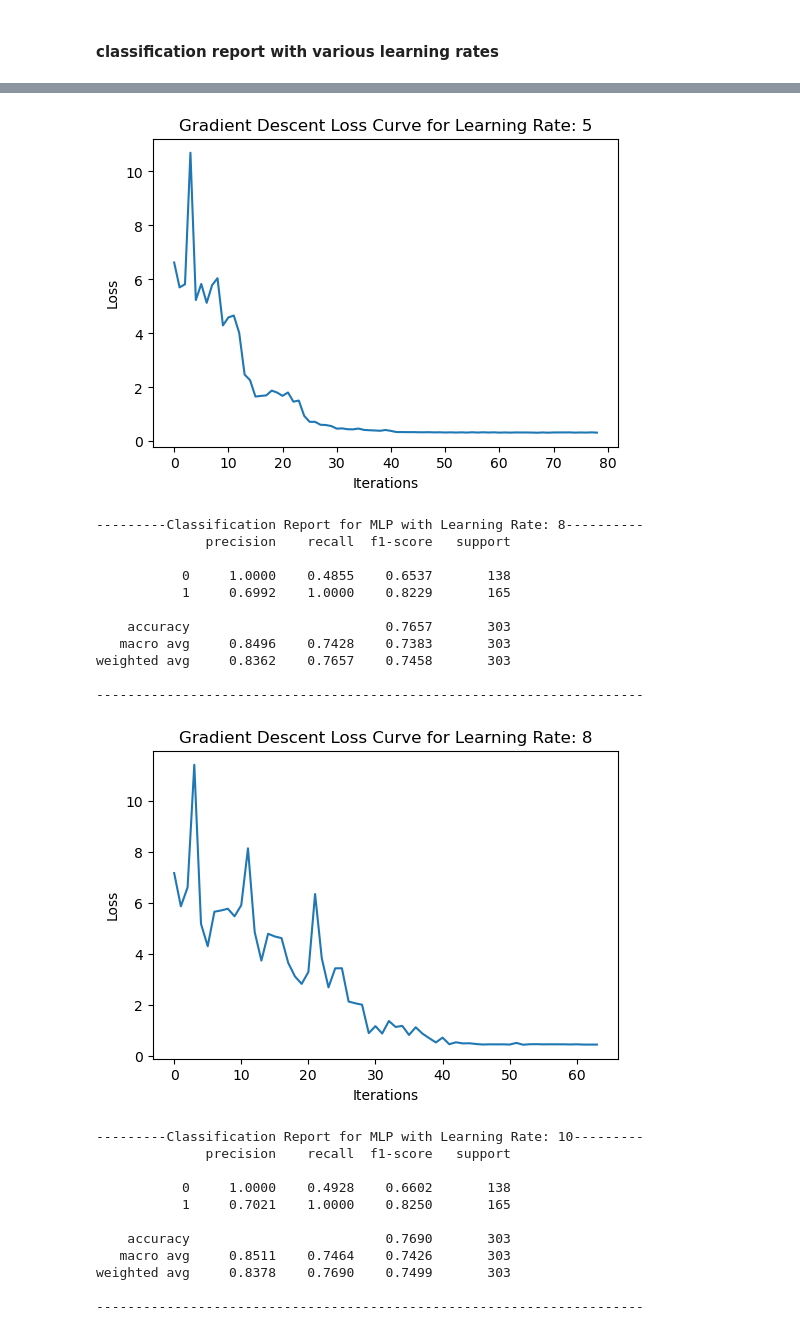
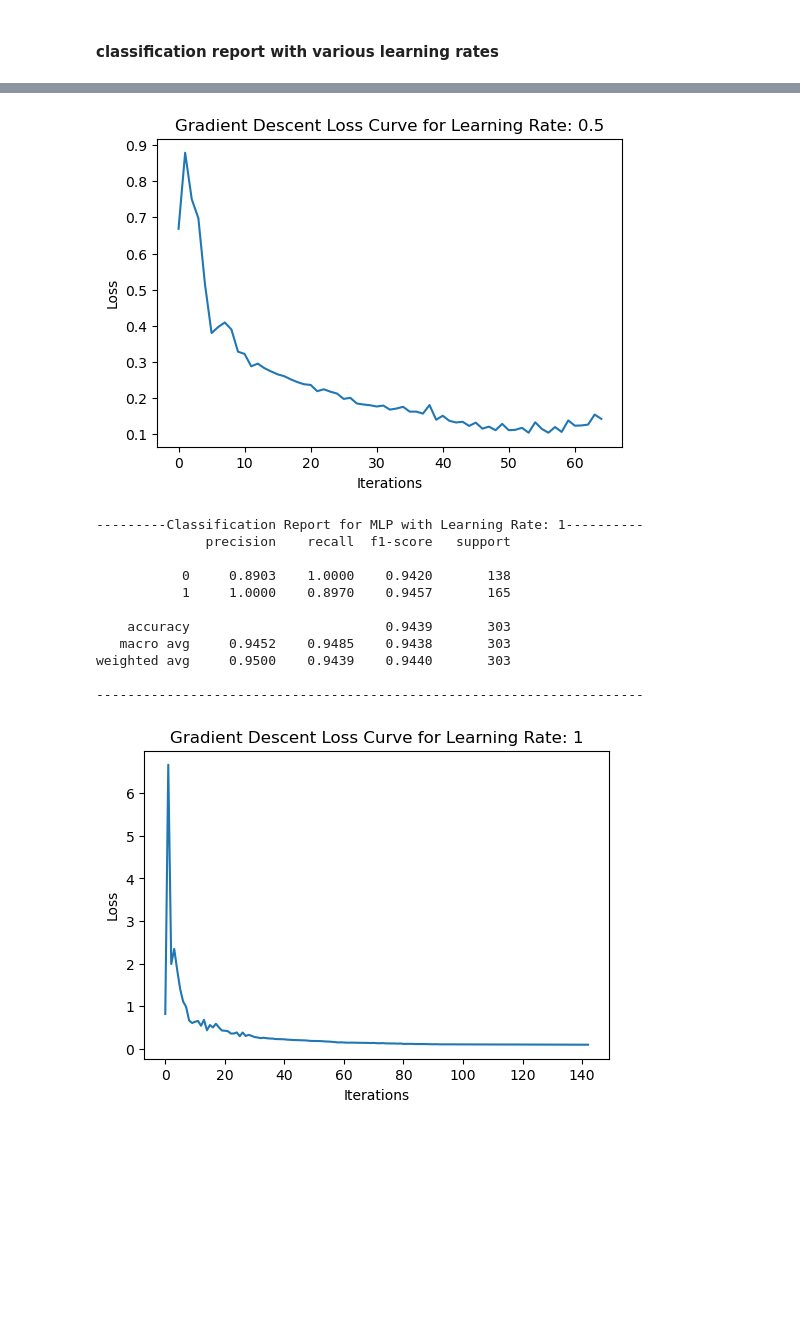
Before and after one commit to johannawawi/neuro-computing, a Jupyter notebook: week6.ipynb, the cells around one changed output, grey strips where cells are left out. Drawn from its saved outputs; the diff is of its cells as text; code cells hidden in the pictures; blank space fills up the shorter version.

```diff
--- a/week6.ipynb
+++ b/week6.ipynb
@@ -232,7 +268,7 @@ for lr in learning_rates:
 # %% [markdown]
 #### classification report with various learning rates
 # %%
-learning_rates = [0.1, 0.5, 3, 5, 8, 10]
+learning_rates = [0.01, 0.05, 0.1, 0.5, 1]
 
 # loop through each learning rate
 for lr in learning_rates:
@@ -302,26 +338,15 @@ weighted avg     0.8874    0.8581    0.8532       303
 
 ----------------------------------------------------------------------
-[figure, old version]
+[figure, new version]
----------Classification Report for MLP with Learning Rate: 8----------
+---------Classification Report for MLP with Learning Rate: 1----------
               precision    recall  f1-score   support
 
-           0     1.0000    0.4855    0.6537       138
-           1     0.6992    1.0000    0.8229       165
+           0     0.8903    1.0000    0.9420       138
+           1     1.0000    0.8970    0.9457       165
 
-    accuracy                         0.7657       303
-   macro avg     0.8496    0.7428    0.7383       303
-weighted avg     0.8362    0.7657    0.7458       303
+    accuracy                         0.9439       303
+   macro avg     0.9452    0.9485    0.9438       303
+weighted avg     0.9500    0.9439    0.9440       303
 
 ----------------------------------------------------------------------
-[figure, old version]
+[figure, new version]
----------Classification Report for MLP with Learning Rate: 10---------
-              precision    recall  f1-score   support
-
-           0     1.0000    0.4928    0.6602       138
-           1     0.7021    1.0000    0.8250       165
-
-    accuracy                         0.7690       303
-   macro avg     0.8511    0.7464    0.7426       303
-weighted avg     0.8378    0.7690    0.7499       303
-
-----------------------------------------------------------------------
```
Also changed, not shown: parts of 7 cells of this notebook.
